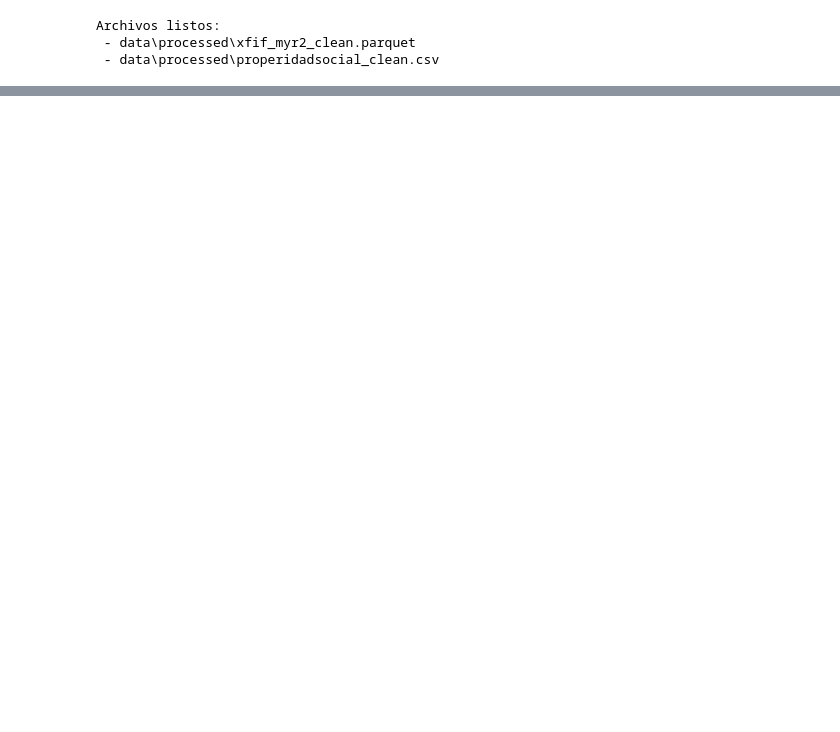
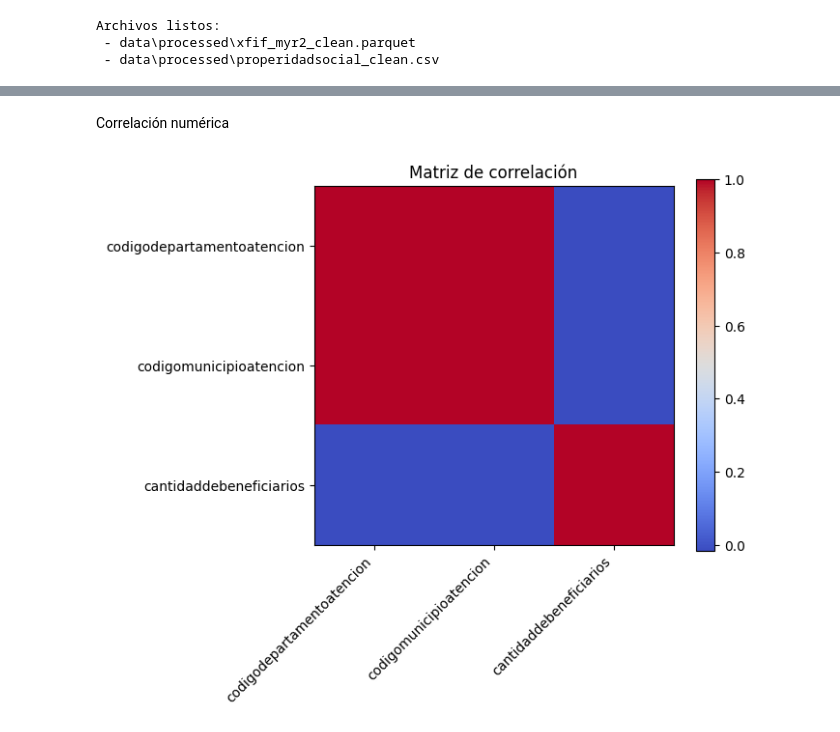
Before and after one commit to angelplaza707/USanJose, a Jupyter notebook: api_prosperidadsocial.ipynb, the cells around one changed output, grey strips where cells are left out. Cells and saved outputs as stored; diff of their text form; code cells hidden in the pictures; blank space fills up the shorter version.

```diff
--- a/api_prosperidadsocial.ipynb
+++ b/api_prosperidadsocial.ipynb
@@ -335,0 +475,17 @@ Archivos listos:
+# %% [markdown]
+Correlación numérica
+# %%
+num_df = df.select_dtypes(include=[np.number])
+if num_df.shape[1] > 1:
+    corr = num_df.corr()
+    plt.figure(figsize=(6,5))
+    plt.imshow(corr, cmap="coolwarm", interpolation="nearest")
+    plt.title("Matriz de correlación")
+    plt.colorbar()
+    plt.xticks(range(len(corr.columns)), corr.columns, rotation=45, ha="right")
+    plt.yticks(range(len(corr.columns)), corr.columns)
+    plt.show()
+else:
+    print("No hay suficientes columnas numéricas para correlación.")
+# %% [output]
+[figure, added]
```
Also changed, not shown: parts of 21 cells of this notebook.
